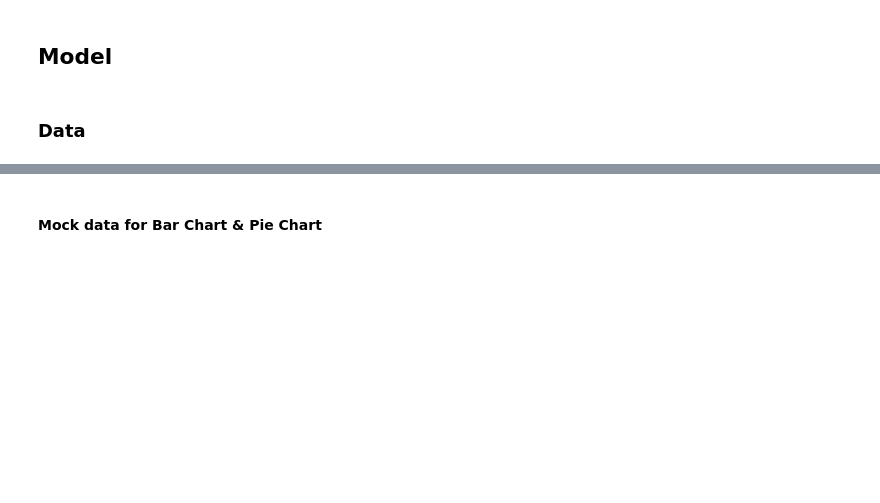
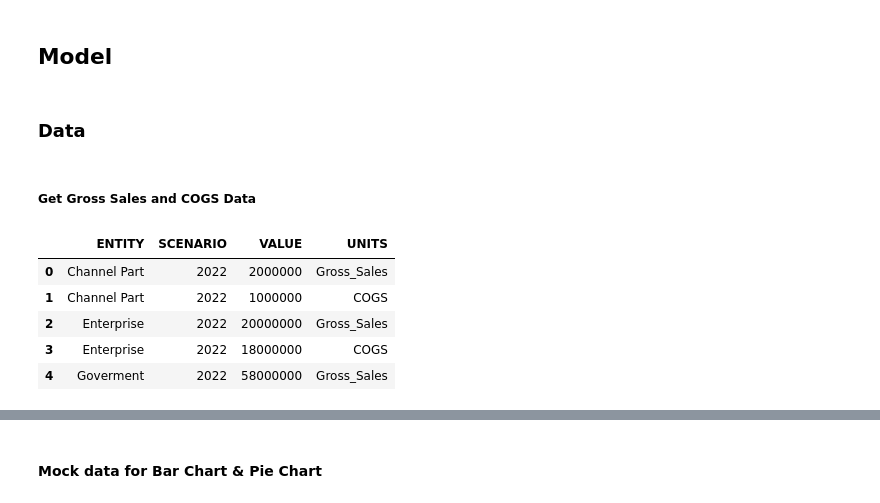
Before and after one commit to jupyter-naas/summer-dashboarding, a Jupyter notebook: dashboards/3-Revenue COGS by Segment/revenue_cogs_by_segment.ipynb, the cells around one changed output, grey strips where cells are left out. Saved outputs shown, nothing was run; the diff lists cells and outputs as text; code cells hidden in the pictures; blank space fills up the shorter version.

```diff
--- a/dashboards/3-Revenue COGS by Segment/revenue_cogs_by_segment.ipynb
+++ b/dashboards/3-Revenue COGS by Segment/revenue_cogs_by_segment.ipynb
@@ -71,3 +73,15 @@ SHEET_NAME = "SALES"
 ## Model
 # %% [markdown]
 ### Data
+# %% [markdown]
+##### Get Gross Sales and COGS Data
+# %%
+sales_cogs_df = gsheet.connect(SPREADSHEET_URL).get(SHEET_NAME)
+sales_cogs_df.head()
+# %% [output]
+|  | ENTITY | SCENARIO | VALUE | UNITS |
+| 0 | Channel Part | 2022 | 2000000 | Gross_Sales |
+| 1 | Channel Part | 2022 | 1000000 | COGS |
+| 2 | Enterprise | 2022 | 20000000 | Gross_Sales |
+| 3 | Enterprise | 2022 | 18000000 | COGS |
+| 4 | Goverment | 2022 | 58000000 | Gross_Sales |
```
Also changed, not shown: parts of 11 cells of this notebook.
